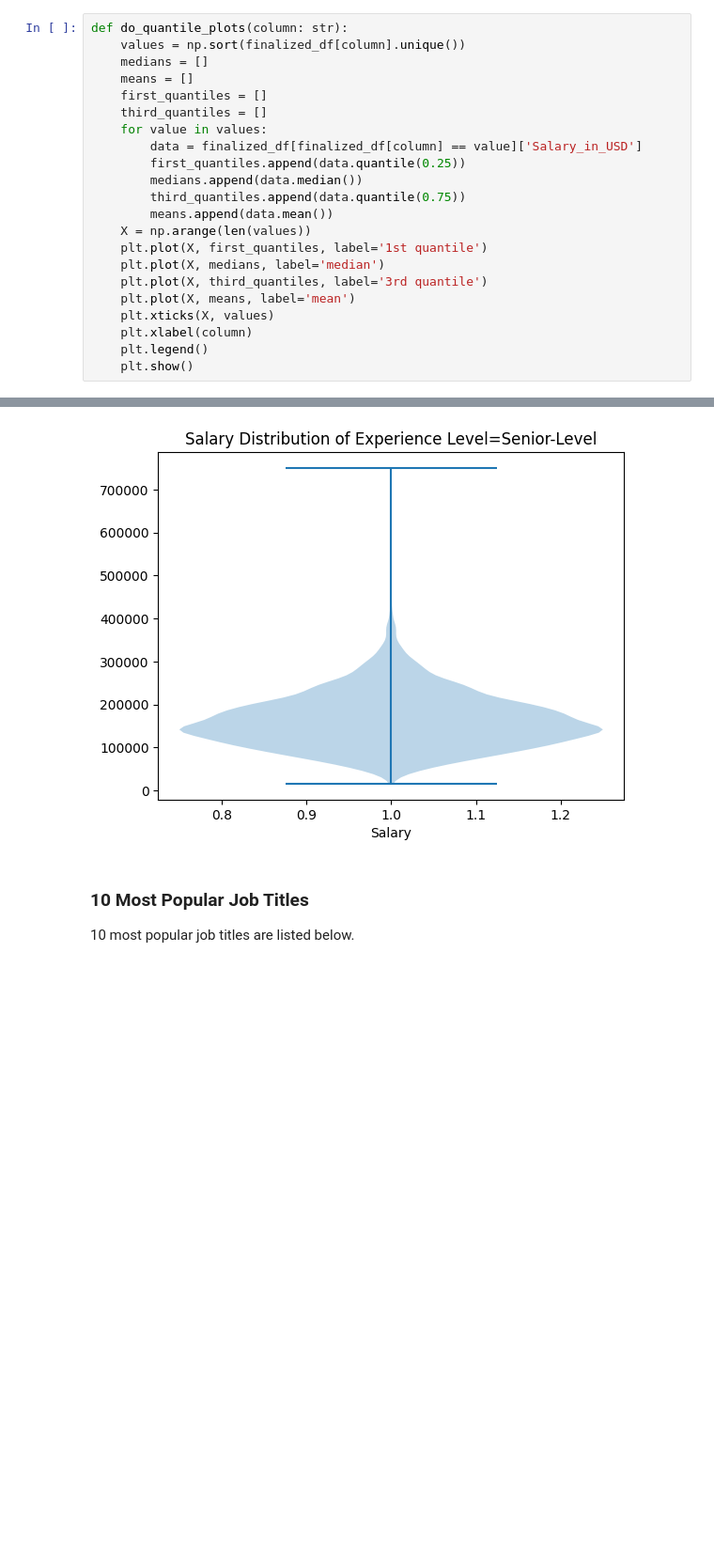
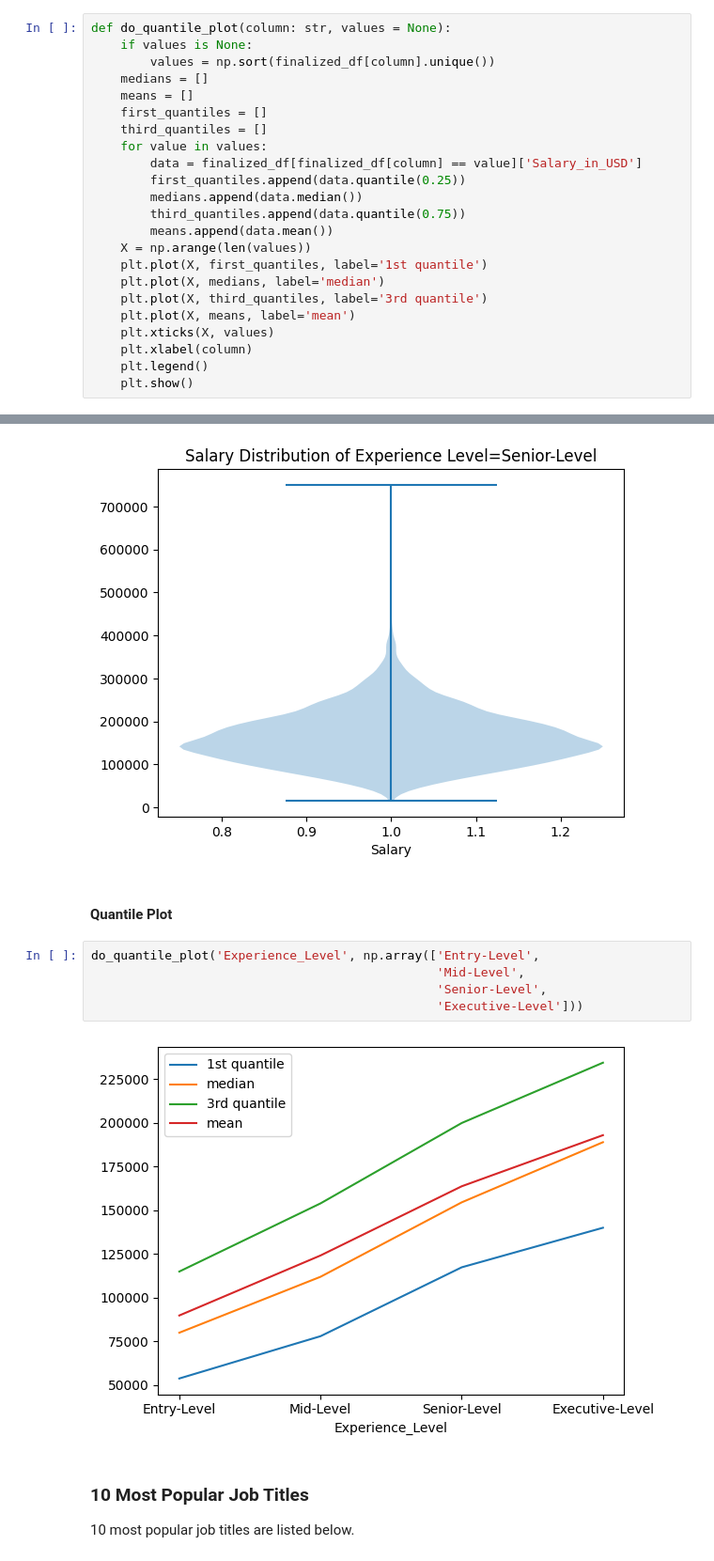
Before and after one commit to ALotov2000/data_science-CA2, a Jupyter notebook: task-2/report.ipynb, the cells around one changed output, grey strips where cells are left out. Shown at 94% size. Saved outputs shown, nothing was run; the diff lists cells and outputs as text; blank space fills up the shorter version.

Commit message:
notebook: plots were added

```diff
--- a/task-2/report.ipynb
+++ b/task-2/report.ipynb
@@ -185,8 +185,9 @@ def do_violin_plots(column: str):
         plt.title(f'Salary Distribution of {column.replace('_', ' ')}={label}')
     plt.show()
 # %%
-def do_quantile_plots(column: str):
-    values = np.sort(finalized_df[column].unique())
+def do_quantile_plot(column: str, values = None):
+    if values is None:
+        values = np.sort(finalized_df[column].unique())
     medians = []
     means = []
     first_quantiles = []
@@ -238,6 +239,15 @@ do_violin_plots('Experience_Level')
 [figure]
 [figure]
 [figure]
+# %% [markdown]
+#### Quantile Plot
+# %%
+do_quantile_plot('Experience_Level', np.array(['Entry-Level',
+                                               'Mid-Level',
+                                               'Senior-Level',
+                                               'Executive-Level']))
+# %% [output]
+[figure, added]
 # %% [markdown]
 ### 10 Most Popular Job Titles
 
```
Also changed, not shown: parts of 15 cells of this notebook.
